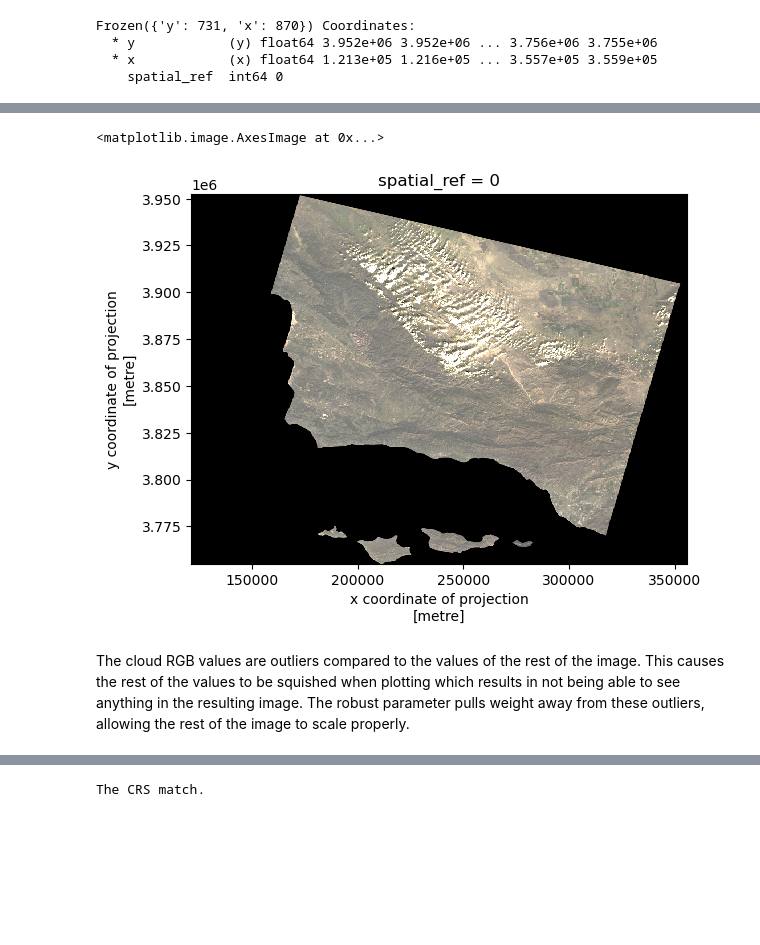
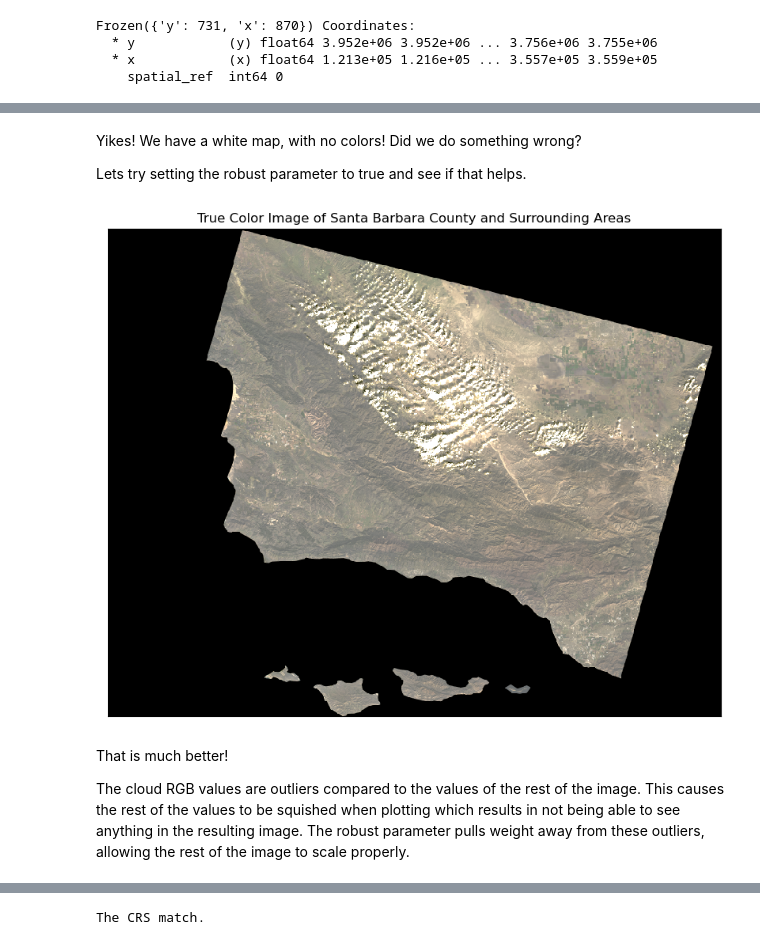
Before and after one commit to rfswick/rfswick.github.io, a Jupyter notebook: blogs/2024-12-04-thomas-fire-analysis/index.ipynb, the cells around one changed output, grey strips where cells are left out. Cells and saved outputs as stored; diff of their text form; code cells hidden in the pictures; blank space fills up the shorter version.

```diff
--- a/blogs/2024-12-04-thomas-fire-analysis/index.ipynb
+++ b/blogs/2024-12-04-thomas-fire-analysis/index.ipynb
@@ -100,11 +118,32 @@ Clipping input data to the valid range for imshow with RGB data ([0..1] for floa
+# %% [markdown]
+Yikes! We have a white map, with no colors! Did we do something wrong?
+
+Lets try setting the robust parameter to true and see if that helps.
 # %%
+# Plot
+fig, ax = plt.subplots(figsize=(10, 8))
+
 # Create a true color (RGB) image of Santa Barbara County
 # Set the `robust` parameter to `True`
 landsat[['red', 'green', 'blue']].to_array().plot.imshow(robust=True)
+
+# Add title
+ax.set_title("True Color Image of Santa Barbara County and Surrounding Areas")
+
+# Remove axes ticks
+ax.set_xticks([])
+ax.set_yticks([])
+
+# Remove axes labels
+ax.set_xlabel("")
+ax.set_ylabel("")
+
+plt.show()
 # %% [output]
-<matplotlib.image.AxesImage at 0x...>
-[figure, old version]
+[figure, new version]
 # %% [markdown]
+That is much better!
+
 The cloud RGB values are outliers compared to the values of the rest of the image. This causes the rest of the values to be squished when plotting which results in not being able to see anything in the resulting image. The robust parameter pulls weight away from these outliers, allowing the rest of the image to scale properly.
 # %% [markdown]
 ## False Color Image
```
Also changed, not shown: parts of 21 cells of this notebook, 9 other files.
